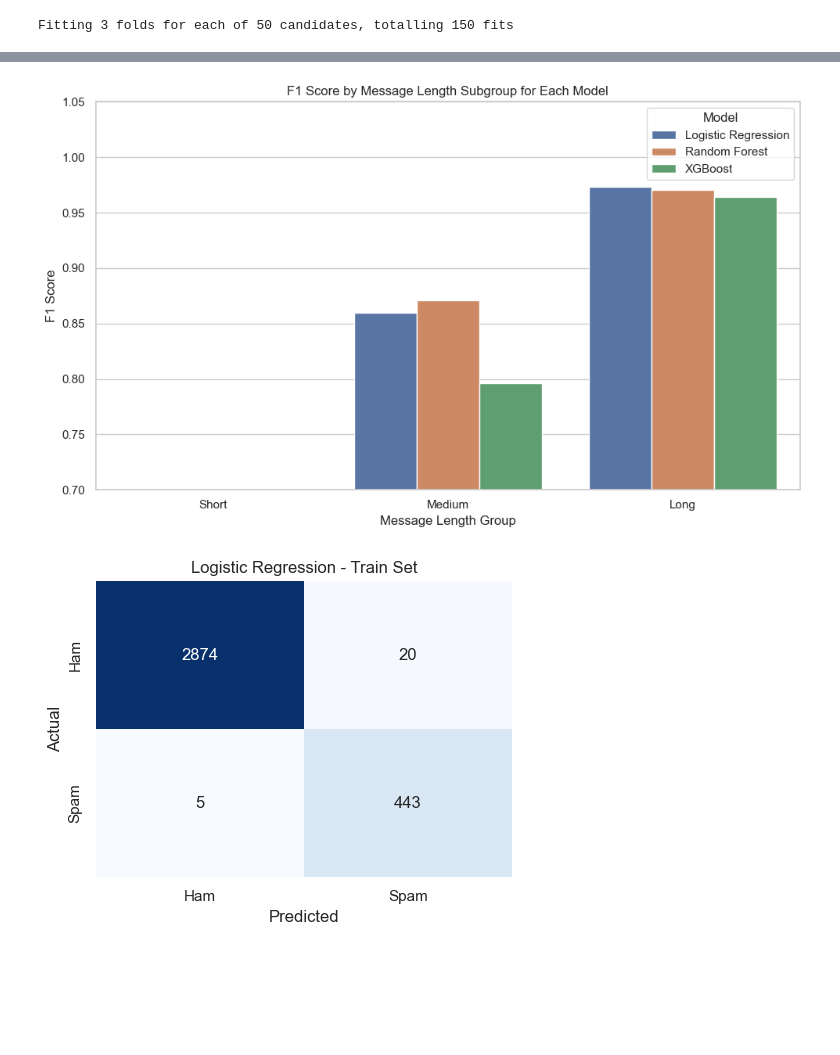
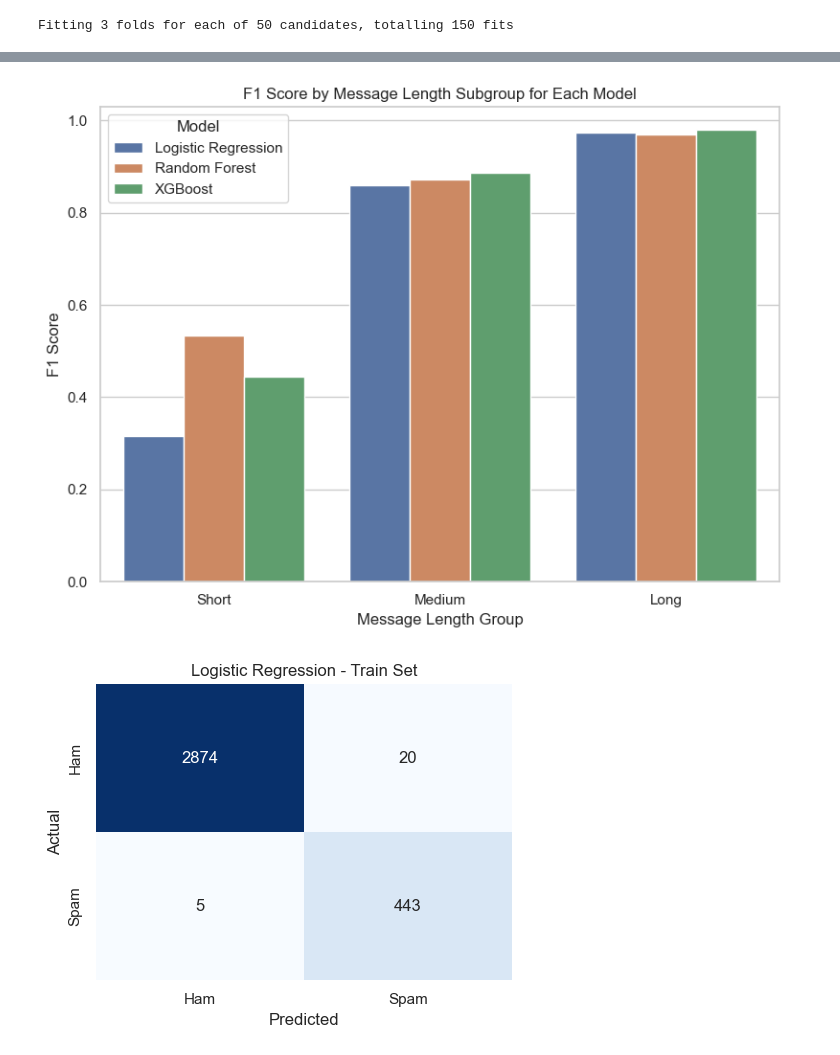
Before and after one commit to hillarychang/datasci207-proj, a Jupyter notebook: Hillary_SpamClassifier_RC0725.ipynb, the cells around one changed output, grey strips where cells are left out. Cells and saved outputs as stored; diff of their text form; code cells hidden in the pictures; blank space fills up the shorter version.

```diff
--- a/Hillary_SpamClassifier_RC0725.ipynb
+++ b/Hillary_SpamClassifier_RC0725.ipynb
@@ -483,3 +465,23 @@ def get_subgroup_scores(model, model_name, X, y, input_type='sparse', svd=None):
+# %%
+def get_subgroup_scores(model, model_name, X, y, input_type='sparse'):
+    scores = []
+    for group in df['length_group'].unique():
+        indices = df[df['length_group'] == group].index
+        X_group = X[indices]
+        y_true = y.iloc[indices]
+        y_pred = model.predict(X_group)
+        scores.append({
+            "Model": model_name,
+            "Group": group,
+            "F1 Score": f1_score(y_true, y_pred)
+        })
+    return scores
+X_all_reduced = svd.transform(X_all_dense)
+
+lr_scores = get_subgroup_scores(lr, "Logistic Regression", X_all, y_all)
+rf_scores = get_subgroup_scores(best_rf, "Random Forest", X_all, y_all)
+xgb_scores = get_subgroup_scores(best_xgb, "XGBoost", X_all_reduced, y_all, input_type='dense')
+subgroup_df = pd.DataFrame(lr_scores + rf_scores + xgb_scores)
 # %%
 models = ["Logistic Regression", "Random Forest", "XGBoost"]
 groups = ["Short", "Medium", "Long"]
@@ -488,12 +500,12 @@ merged_df = pd.merge(full_index, subgroup_df, on=["Model", "Group"], how="left")
 # %%
-plt.figure(figsize=(10, 6))
+plt.figure(figsize=(8, 6))
 sns.barplot(data=merged_df, x="Group", y="F1 Score", hue="Model")
 plt.title("F1 Score by Message Length Subgroup for Each Model")
-plt.ylim(0.7, 1.05)
+#plt.ylim(0.7, 1.05)
 plt.xlabel("Message Length Group")
 plt.ylabel("F1 Score")
 plt.legend(title="Model")
 plt.tight_layout()
 plt.show()
 # %% [output]
-[figure, old version]
+[figure, new version]
```
Also changed, not shown: parts of 10 cells of this notebook.
